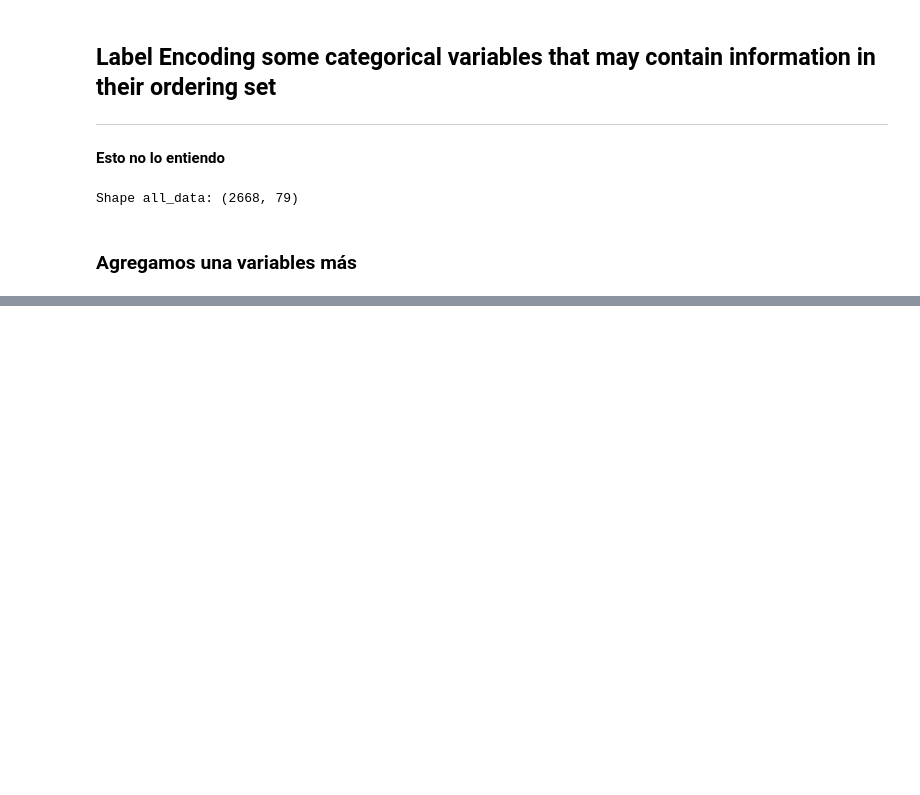
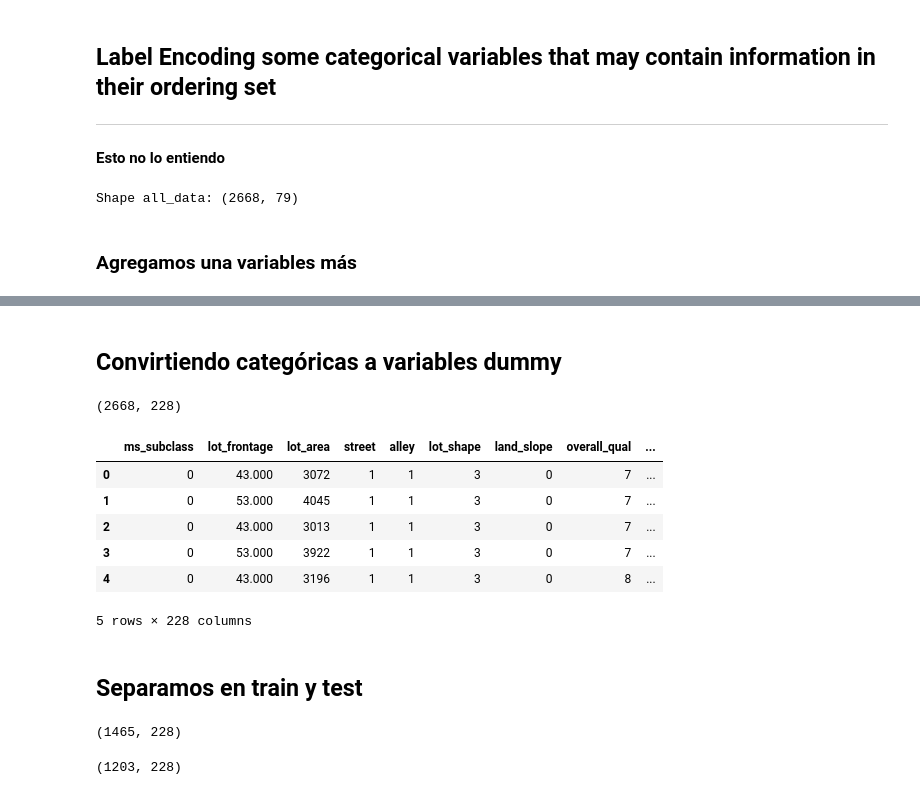
Before and after one commit to EnriqueOrtiz27/predicting-house-prices, a Jupyter notebook: Lau/exploracion_variables_lau.ipynb, the cells around one changed output, grey strips where cells are left out. Saved outputs shown, nothing was run; the diff lists cells and outputs as text; code cells hidden in the pictures; blank space fills up the shorter version.

```diff
--- a/Lau/exploracion_variables_lau.ipynb
+++ b/Lau/exploracion_variables_lau.ipynb
@@ -325,0 +349,20 @@ all_data['total_sf'] = all_data['total_bsmt_sf'] + all_data['1st_flr_sf'] + all_
+# %% [markdown]
+## Convirtiendo categóricas a variables dummy
+# %%
+all_data = pd.get_dummies(all_data)
+print(all_data.shape)
+# %% [output]
+(2668, 228)
+# %%
+pd.set_option('display.max_columns', 40)
+all_data.head()
+# %% [output]
+|  | ms_subclass | lot_frontage | lot_area | street | alley | lot_shape | land_slope | overall_qual | ... |
+| 0 | 0 | 43.000 | 3072 | 1 | 1 | 3 | 0 | 7 | ... |
+| 1 | 0 | 53.000 | 4045 | 1 | 1 | 3 | 0 | 7 | ... |
+| 2 | 0 | 43.000 | 3013 | 1 | 1 | 3 | 0 | 7 | ... |
+| 3 | 0 | 53.000 | 3922 | 1 | 1 | 3 | 0 | 7 | ... |
+| 4 | 0 | 43.000 | 3196 | 1 | 1 | 3 | 0 | 8 | ... |
+5 rows × 228 columns
+# %% [markdown]
+## Separamos en train y test
@@ -325,0 +372,8 @@ all_data['total_sf'] = all_data['total_bsmt_sf'] + all_data['1st_flr_sf'] + all_
+# %%
+train.shape
+# %% [output]
+(1465, 228)
+# %%
+test.shape
+# %% [output]
+(1203, 228)
```
Also changed, not shown: parts of 5 cells of this notebook.
